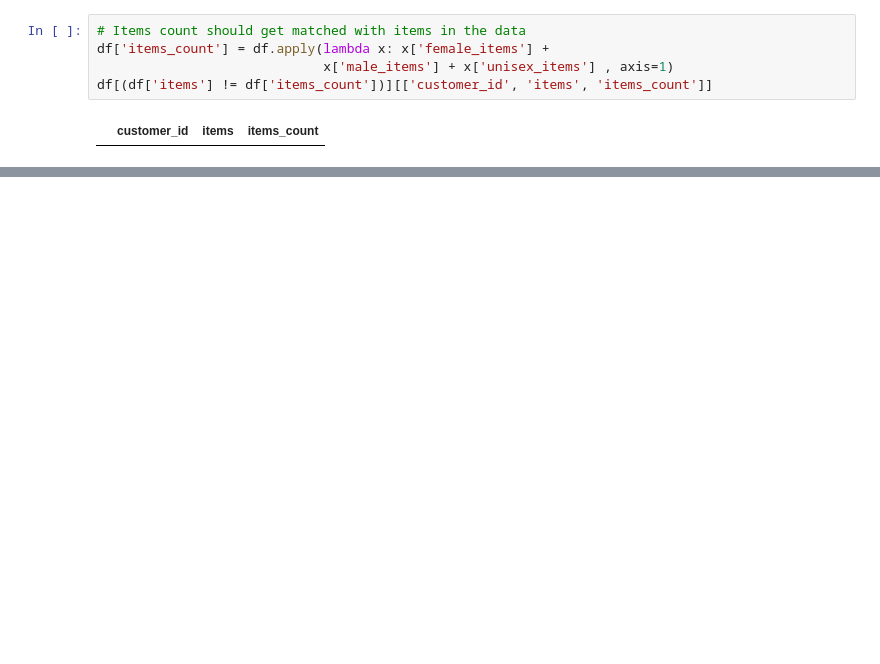
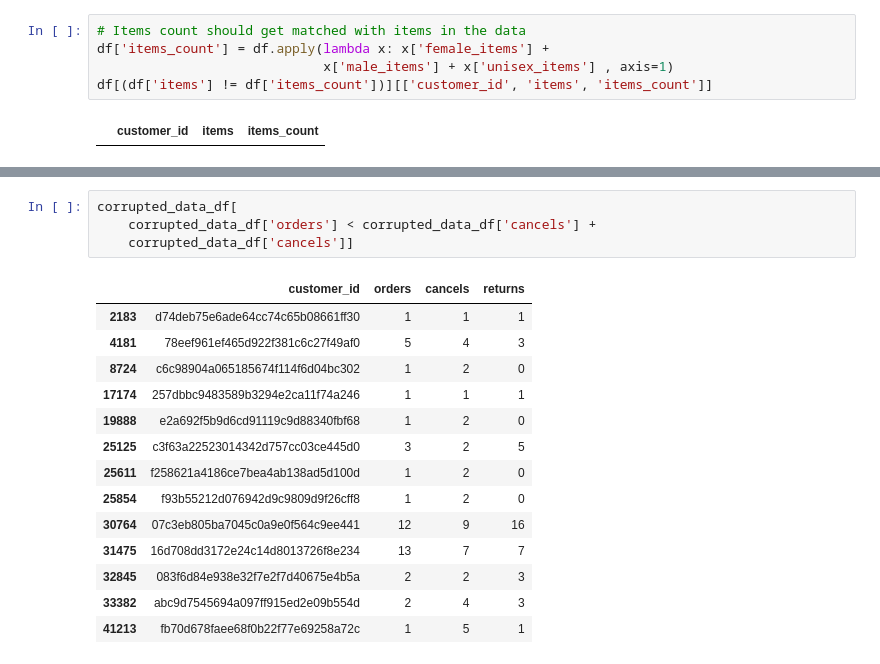
Before and after one commit to praveenkumarbalakrishnan/tasks, a Jupyter notebook: SIG742Task2.ipynb, the cells around one changed output, grey strips where cells are left out. Drawn from its saved outputs; the diff is of its cells as text; blank space fills up the shorter version.

```diff
--- a/SIG742Task2.ipynb
+++ b/SIG742Task2.ipynb
@@ -287,0 +247,19 @@ df[(df['items'] != df['items_count'])][['customer_id', 'items', 'items_count']]
+# %%
+corrupted_data_df[
+    corrupted_data_df['orders'] < corrupted_data_df['cancels'] +
+    corrupted_data_df['cancels']]
+# %% [output]
+|  | customer_id | orders | cancels | returns |
+| 2183 | d74deb75e6ade64cc74c65b08661ff30 | 1 | 1 | 1 |
+| 4181 | 78eef961ef465d922f381c6c27f49af0 | 5 | 4 | 3 |
+| 8724 | c6c98904a065185674f114f6d04bc302 | 1 | 2 | 0 |
+| 17174 | 257dbbc9483589b3294e2ca11f74a246 | 1 | 1 | 1 |
+| 19888 | e2a692f5b9d6cd91119c9d88340fbf68 | 1 | 2 | 0 |
+| 25125 | c3f63a22523014342d757cc03ce445d0 | 3 | 2 | 5 |
+| 25611 | f258621a4186ce7bea4ab138ad5d100d | 1 | 2 | 0 |
+| 25854 | f93b55212d076942d9c9809d9f26cff8 | 1 | 2 | 0 |
+| 30764 | 07c3eb805ba7045c0a9e0f564c9ee441 | 12 | 9 | 16 |
+| 31475 | 16d708dd3172e24c14d8013726f8e234 | 13 | 7 | 7 |
+| 32845 | 083f6d84e938e32f7e2f7d40675e4b5a | 2 | 2 | 3 |
+| 33382 | abc9d7545694a097ff915ed2e09b554d | 2 | 4 | 3 |
+| 41213 | fb70d678faee68f0b22f77e69258a72c | 1 | 5 | 1 |
```
Also changed, not shown: parts of 13 cells of this notebook.
